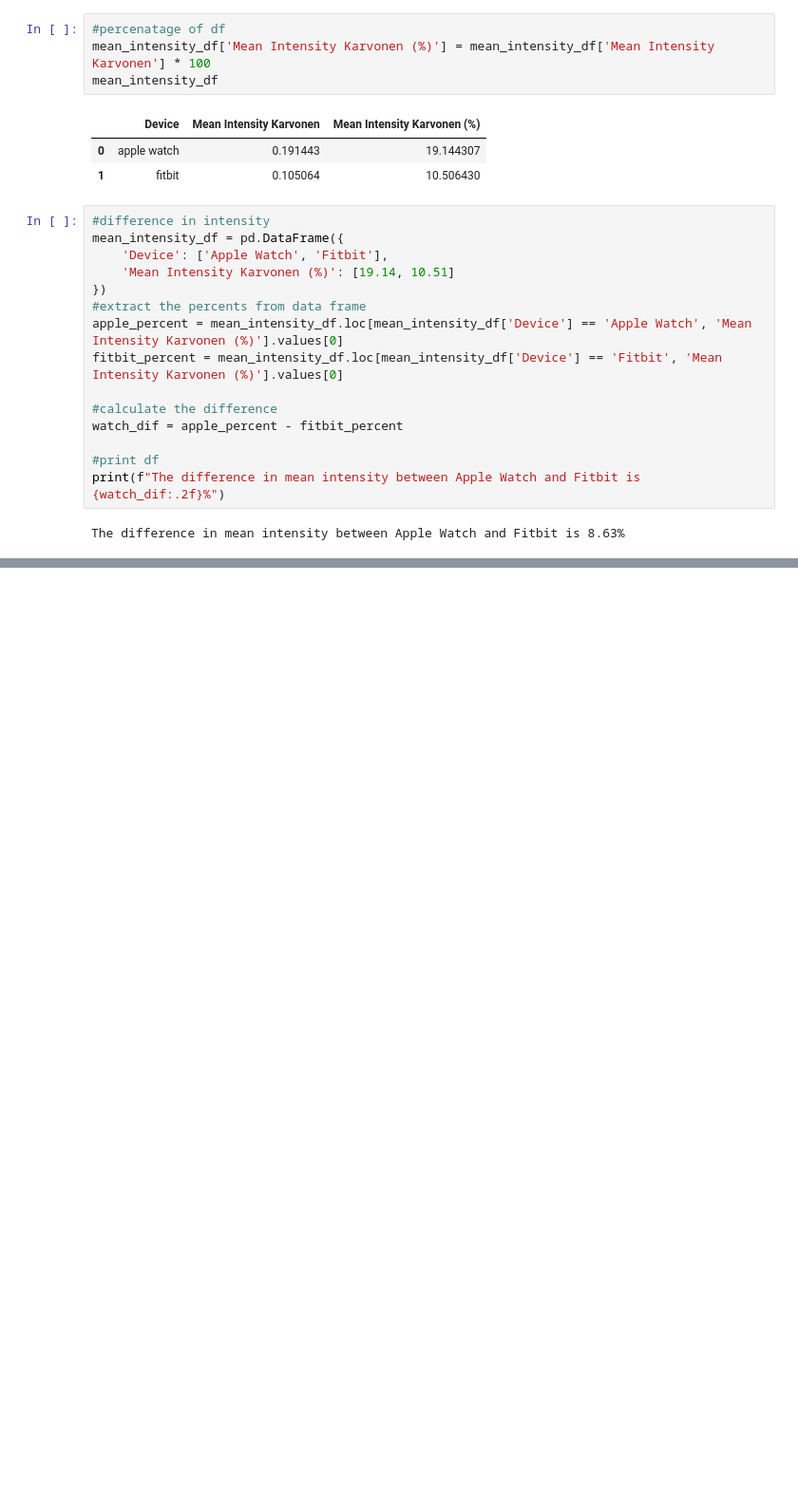
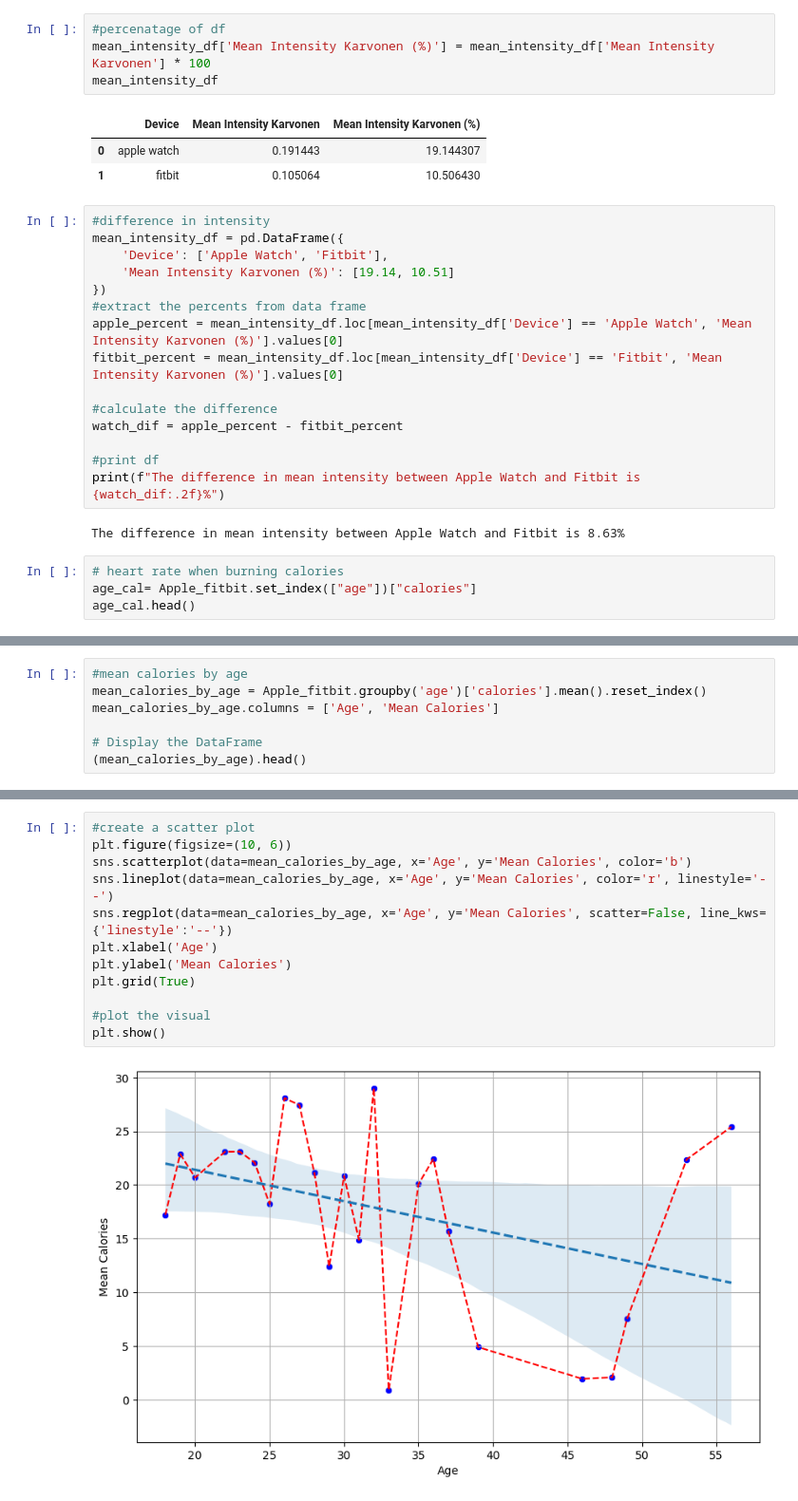
Before and after one commit to DMAR93/Project_1, a Jupyter notebook: Fitness/Wearables.ipynb, the cells around one changed output, grey strips where cells are left out. Shown at 95% size. Saved outputs shown, nothing was run; the diff lists cells and outputs as text; blank space fills up the shorter version.

```diff
--- a/Fitness/Wearables.ipynb
+++ b/Fitness/Wearables.ipynb
@@ -338,3 +335,7 @@ watch_dif = apple_percent - fitbit_percent
 print(f"The difference in mean intensity between Apple Watch and Fitbit is {watch_dif:.2f}%")
 # %% [output]
 The difference in mean intensity between Apple Watch and Fitbit is 8.63%
+# %%
+# heart rate when burning calories
+age_cal= Apple_fitbit.set_index(["age"])["calories"]
+age_cal.head()
@@ -340,0 +350,7 @@ The difference in mean intensity between Apple Watch and Fitbit is 8.63%
+# %%
+#mean calories by age
+mean_calories_by_age = Apple_fitbit.groupby('age')['calories'].mean().reset_index()
+mean_calories_by_age.columns = ['Age', 'Mean Calories']
+
+# Display the DataFrame
+(mean_calories_by_age).head()
@@ -340,0 +364,14 @@ The difference in mean intensity between Apple Watch and Fitbit is 8.63%
+# %%
+#create a scatter plot
+plt.figure(figsize=(10, 6))
+sns.scatterplot(data=mean_calories_by_age, x='Age', y='Mean Calories', color='b')
+sns.lineplot(data=mean_calories_by_age, x='Age', y='Mean Calories', color='r', linestyle='--')
+sns.regplot(data=mean_calories_by_age, x='Age', y='Mean Calories', scatter=False, line_kws={'linestyle':'--'})
+plt.xlabel('Age')
+plt.ylabel('Mean Calories')
+plt.grid(True)
+
+#plot the visual
+plt.show()
+# %% [output]
+[figure, added]
```
Also changed, not shown: parts of 9 cells of this notebook.
